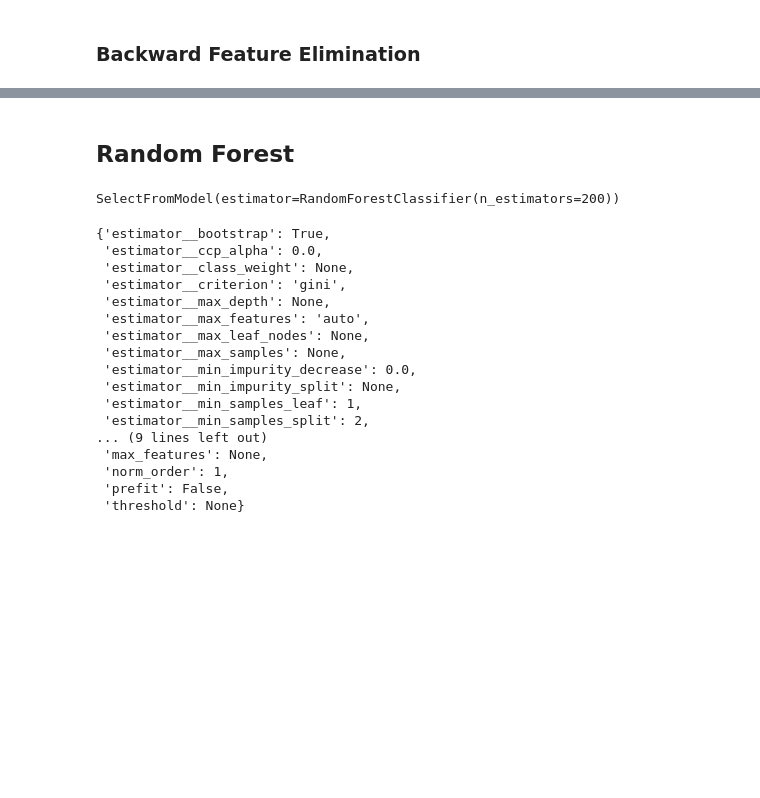
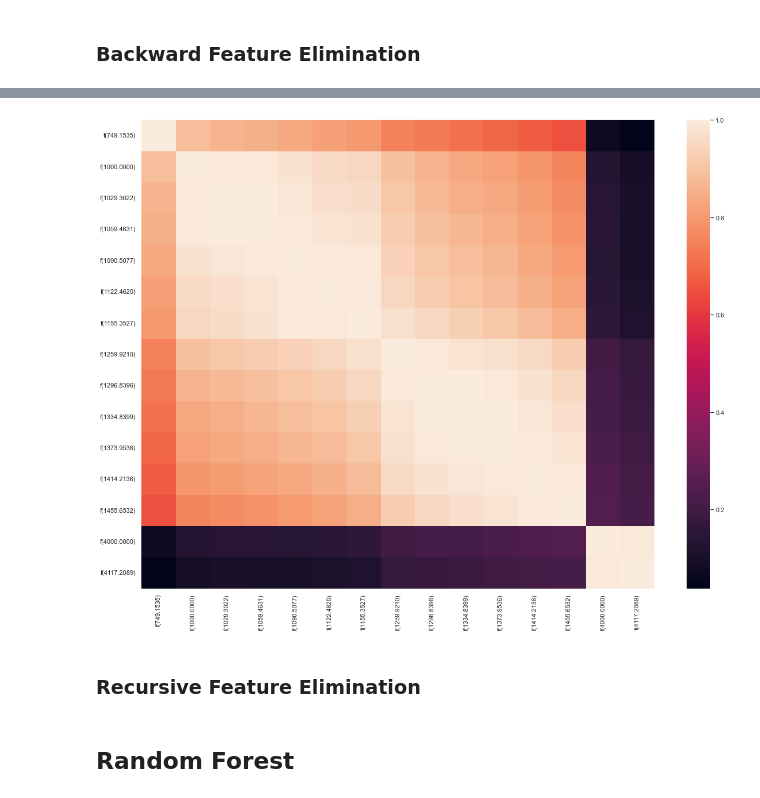
Before and after one commit to Charlene-L/CITS5553-Capstone-Project, a Jupyter notebook: ML Model/Benjamin/Feature Selection.ipynb, the cells around one changed output, grey strips where cells are left out. Drawn from its saved outputs; the diff is of its cells as text; code cells hidden in the pictures; blank space fills up the shorter version.

```diff
--- a/ML Model/Benjamin/Feature Selection.ipynb
+++ b/ML Model/Benjamin/Feature Selection.ipynb
@@ -329,30 +388,8 @@ assess_corrs(wba_data, features_bfs)
+# %%
+assess_corrs(wba_data, features_rfe)
+# %% [output]
+[figure, added]
+# %% [markdown]
+### Recursive Feature Elimination
 # %% [markdown]
 ## Random Forest
-# %%
-feature_select = SelectFromModel(
-    RandomForestClassifier(n_estimators = 200)
-    )
-
-feature_select.fit(X_train, y_train)
-# %% [output]
-SelectFromModel(estimator=RandomForestClassifier(n_estimators=200))
-# %%
-feature_select.get_params(deep=True)
-# %% [output]
-{'estimator__bootstrap': True,
- 'estimator__ccp_alpha': 0.0,
- 'estimator__class_weight': None,
- 'estimator__criterion': 'gini',
- 'estimator__max_depth': None,
- 'estimator__max_features': 'auto',
- 'estimator__max_leaf_nodes': None,
- 'estimator__max_samples': None,
- 'estimator__min_impurity_decrease': 0.0,
- 'estimator__min_impurity_split': None,
- 'estimator__min_samples_leaf': 1,
- 'estimator__min_samples_split': 2,
-... (9 lines left out)
- 'max_features': None,
- 'norm_order': 1,
- 'prefit': False,
- 'threshold': None}
```
Also changed, not shown: parts of 30 cells of this notebook.
